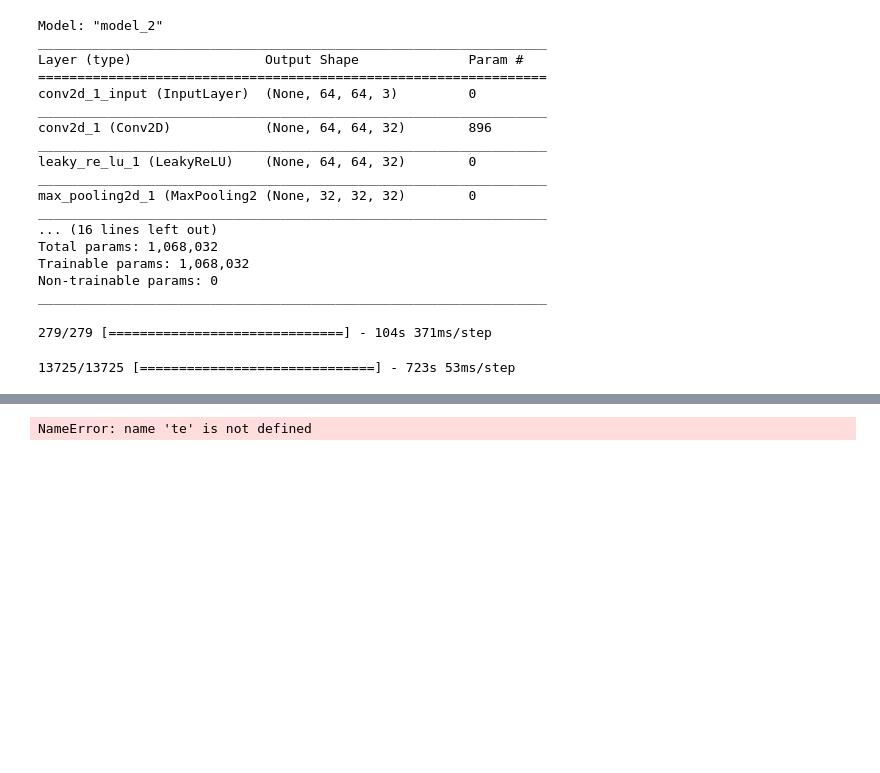
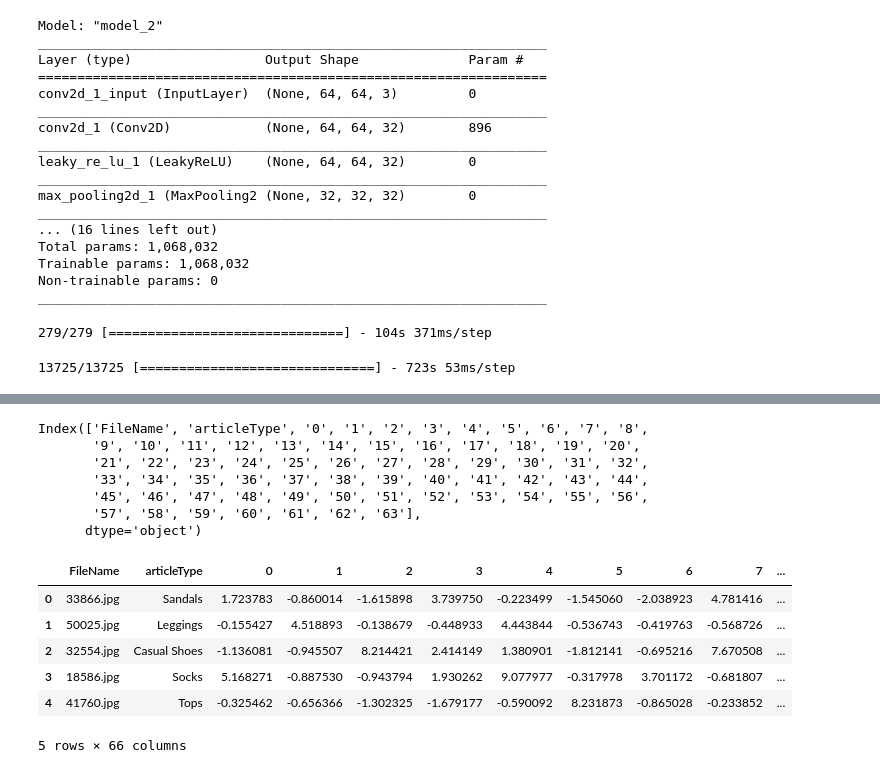
Before and after one commit to Shyamal-Shah/Image-based-recommender-system, a Jupyter notebook: articleType_model.ipynb, the cells around one changed output, grey strips where cells are left out. Drawn from its saved outputs; the diff is of its cells as text; code cells hidden in the pictures; blank space fills up the shorter version.

```diff
--- a/articleType_model.ipynb
+++ b/articleType_model.ipynb
@@ -411,7 +401,23 @@ test_feature.to_csv('Features/test_feature.csv')
 # %%
-tr=pd.read_csv('Features/train_feature.csv')
-te_feature=pd.read_csv('Features/test_feature.csv')
+tr=pd.read_csv('Features/articleType_train_feature.csv')
+te=pd.read_csv('Features/articleType_test_feature.csv')
 tr.columns
 te.columns
 # %% [output]
-NameError: name 'te' is not defined
+Index(['FileName', 'articleType', '0', '1', '2', '3', '4', '5', '6', '7', '8',
+       '9', '10', '11', '12', '13', '14', '15', '16', '17', '18', '19', '20',
+       '21', '22', '23', '24', '25', '26', '27', '28', '29', '30', '31', '32',
+       '33', '34', '35', '36', '37', '38', '39', '40', '41', '42', '43', '44',
+       '45', '46', '47', '48', '49', '50', '51', '52', '53', '54', '55', '56',
+       '57', '58', '59', '60', '61', '62', '63'],
+      dtype='object')
+# %%
+te.head()
+# %% [output]
+|  | FileName | articleType | 0 | 1 | 2 | 3 | 4 | 5 | 6 | 7 | ... |
+| 0 | 33866.jpg | Sandals | 1.723783 | -0.860014 | -1.615898 | 3.739750 | -0.223499 | -1.545060 | -2.038923 | 4.781416 | ... |
+| 1 | 50025.jpg | Leggings | -0.155427 | 4.518893 | -0.138679 | -0.448933 | 4.443844 | -0.536743 | -0.419763 | -0.568726 | ... |
+| 2 | 32554.jpg | Casual Shoes | -1.136081 | -0.945507 | 8.214421 | 2.414149 | 1.380901 | -1.812141 | -0.695216 | 7.670508 | ... |
+| 3 | 18586.jpg | Socks | 5.168271 | -0.887530 | -0.943794 | 1.930262 | 9.077977 | -0.317978 | 3.701172 | -0.681807 | ... |
+| 4 | 41760.jpg | Tops | -0.325462 | -0.656366 | -1.302325 | -1.679177 | -0.590092 | 8.231873 | -0.865028 | -0.233852 | ... |
+5 rows × 66 columns
```
Also changed, not shown: parts of 16 cells of this notebook, 13 other files.
